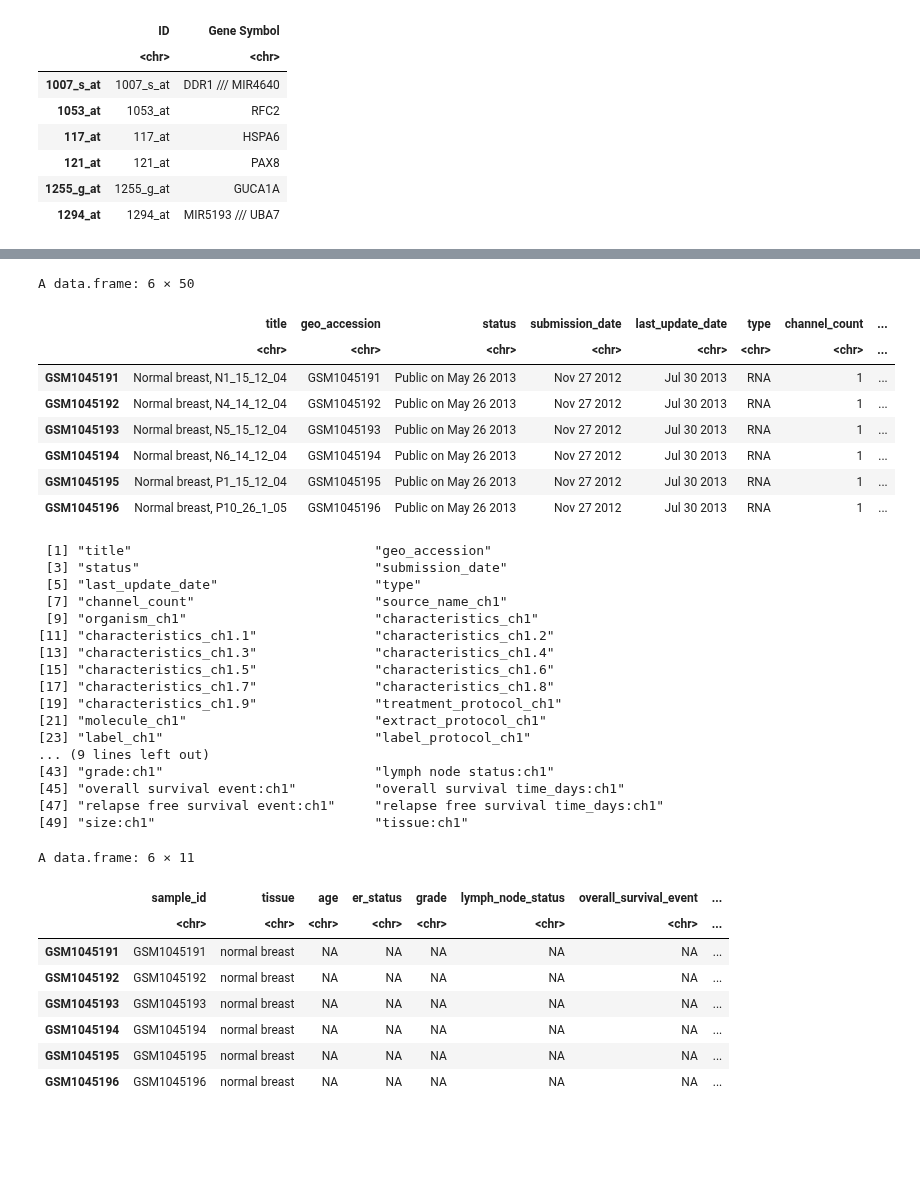
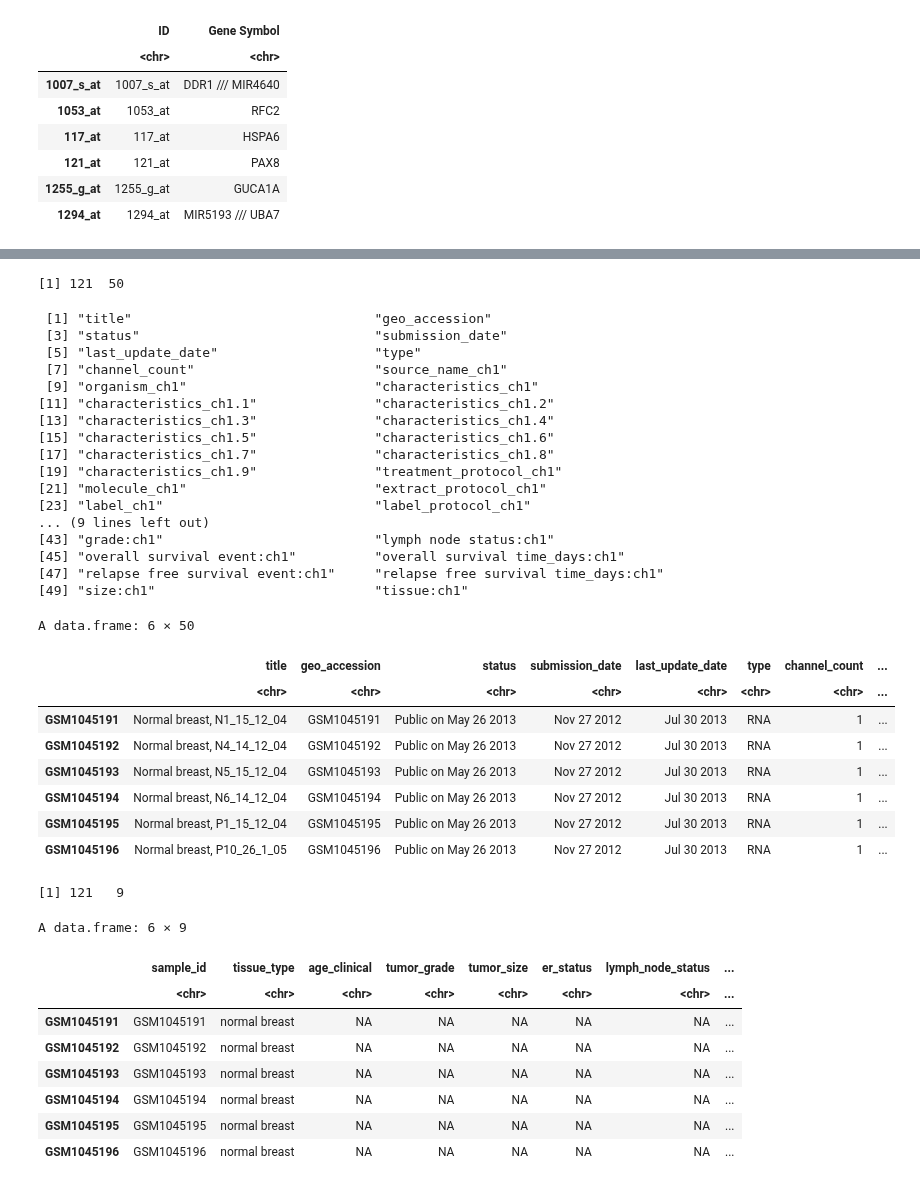
Before and after one commit to ramyap06/KongLab-ImmuneMLSurvivalAnalysis, a Jupyter notebook: src/data_engineer.ipynb, the cells around one changed output, grey strips where cells are left out. Saved outputs shown, nothing was run; the diff lists cells and outputs as text; code cells hidden in the pictures; blank space fills up the shorter version.

```diff
--- a/src/data_engineer.ipynb
+++ b/src/data_engineer.ipynb
@@ -111,10 +112,29 @@ A tibble: 6 × 122
 # access the clinical metadata
 clinical <- pData(gse[[1]])
 
+dim(clinical)
+colnames(clinical)
 head(clinical)
-colnames(clinical)
 # %% [output]
-A data.frame: 6 × 50
+[1] 121  50
+ [1] "title"                               "geo_accession"
+ [3] "status"                              "submission_date"
+ [5] "last_update_date"                    "type"
+ [7] "channel_count"                       "source_name_ch1"
+ [9] "organism_ch1"                        "characteristics_ch1"
+[11] "characteristics_ch1.1"               "characteristics_ch1.2"
+[13] "characteristics_ch1.3"               "characteristics_ch1.4"
+[15] "characteristics_ch1.5"               "characteristics_ch1.6"
+[17] "characteristics_ch1.7"               "characteristics_ch1.8"
+[19] "characteristics_ch1.9"               "treatment_protocol_ch1"
+[21] "molecule_ch1"                        "extract_protocol_ch1"
+[23] "label_ch1"                           "label_protocol_ch1"
+... (9 lines left out)
+[43] "grade:ch1"                           "lymph node status:ch1"
+[45] "overall survival event:ch1"          "overall survival time_days:ch1"
+[47] "relapse free survival event:ch1"     "relapse free survival time_days:ch1"
+[49] "size:ch1"                            "tissue:ch1"
+A data.frame: 6 × 50
 |  | title | geo_accession | status | submission_date | last_update_date | type | channel_count | ... |
 |  | <chr> | <chr> | <chr> | <chr> | <chr> | <chr> | <chr> | ... |
 | GSM1045191 | Normal breast, N1_15_12_04 | GSM1045191 | Public on May 26 2013 | Nov 27 2012 | Jul 30 2013 | RNA | 1 | ... |
@@ -123,50 +143,39 @@ A data.frame: 6 × 50
 | GSM1045194 | Normal breast, N6_14_12_04 | GSM1045194 | Public on May 26 2013 | Nov 27 2012 | Jul 30 2013 | RNA | 1 | ... |
 | GSM1045195 | Normal breast, P1_15_12_04 | GSM1045195 | Public on May 26 2013 | Nov 27 2012 | Jul 30 2013 | RNA | 1 | ... |
 | GSM1045196 | Normal breast, P10_26_1_05 | GSM1045196 | Public on May 26 2013 | Nov 27 2012 | Jul 30 2013 | RNA | 1 | ... |
- [1] "title"                               "geo_accession"
- [3] "status"                              "submission_date"
- [5] "last_update_date"                    "type"
- [7] "channel_count"                       "source_name_ch1"
- [9] "organism_ch1"                        "characteristics_ch1"
-[11] "characteristics_ch1.1"               "characteristics_ch1.2"
-[13] "characteristics_ch1.3"               "characteristics_ch1.4"
-[15] "characteristics_ch1.5"               "characteristics_ch1.6"
-[17] "characteristics_ch1.7"               "characteristics_ch1.8"
-[19] "characteristics_ch1.9"               "treatment_protocol_ch1"
-[21] "molecule_ch1"                        "extract_protocol_ch1"
-[23] "label_ch1"                           "label_protocol_ch1"
-... (9 lines left out)
-[43] "grade:ch1"                           "lymph node status:ch1"
-[45] "overall survival event:ch1"          "overall survival time_days:ch1"
-[47] "relapse free survival event:ch1"     "relapse free survival time_days:ch1"
-[49] "size:ch1"                            "tissue:ch1"
 # %%
 # Extract relevant columns
 clinical <- clinical[, c(
   "geo_accession",
   "tissue:ch1",
   "age:ch1",
+  "grade:ch1",
+  "size:ch1",
   "er_status:ch1",
-  "grade:ch1",
   "lymph node status:ch1",
-  "overall survival event:ch1",
-  "overall survival time_days:ch1",
   "relapse free survival event:ch1",
-  "relapse free survival time_days:ch1",
-  "size:ch1"
+  "relapse free survival time_days:ch1"
 )]
 
 # Rename columns
 colnames(clinical) <- c(
-  "sample_id", "tissue", "age", "er_status", "grade",
-  "lymph_node_status", "overall_survival_event", "overall_survival_days",
-  "relapse_free_event", "relapse_free_days", "tumor_size"
+  "sample_id",
+  "tissue_type",
+  "age_clinical",
+  "tumor_grade",
+  "tumor_size",
+  "er_status",
+  "lymph_node_status",
+  "relapse_free_event",
+  "relapse_free_days"
 )
 
+dim(clinical)
 head(clinical)
 # %% [output]
-A data.frame: 6 × 11
+[1] 121   9
+A data.frame: 6 × 9
-|  | sample_id | tissue | age | er_status | grade | lymph_node_status | overall_survival_event | ... |
+|  | sample_id | tissue_type | age_clinical | tumor_grade | tumor_size | er_status | lymph_node_status | ... |
 |  | <chr> | <chr> | <chr> | <chr> | <chr> | <chr> | <chr> | ... |
 | GSM1045191 | GSM1045191 | normal breast | NA | NA | NA | NA | NA | ... |
 | GSM1045192 | GSM1045192 | normal breast | NA | NA | NA | NA | NA | ... |
```
Also changed, not shown: parts of 6 cells of this notebook.
